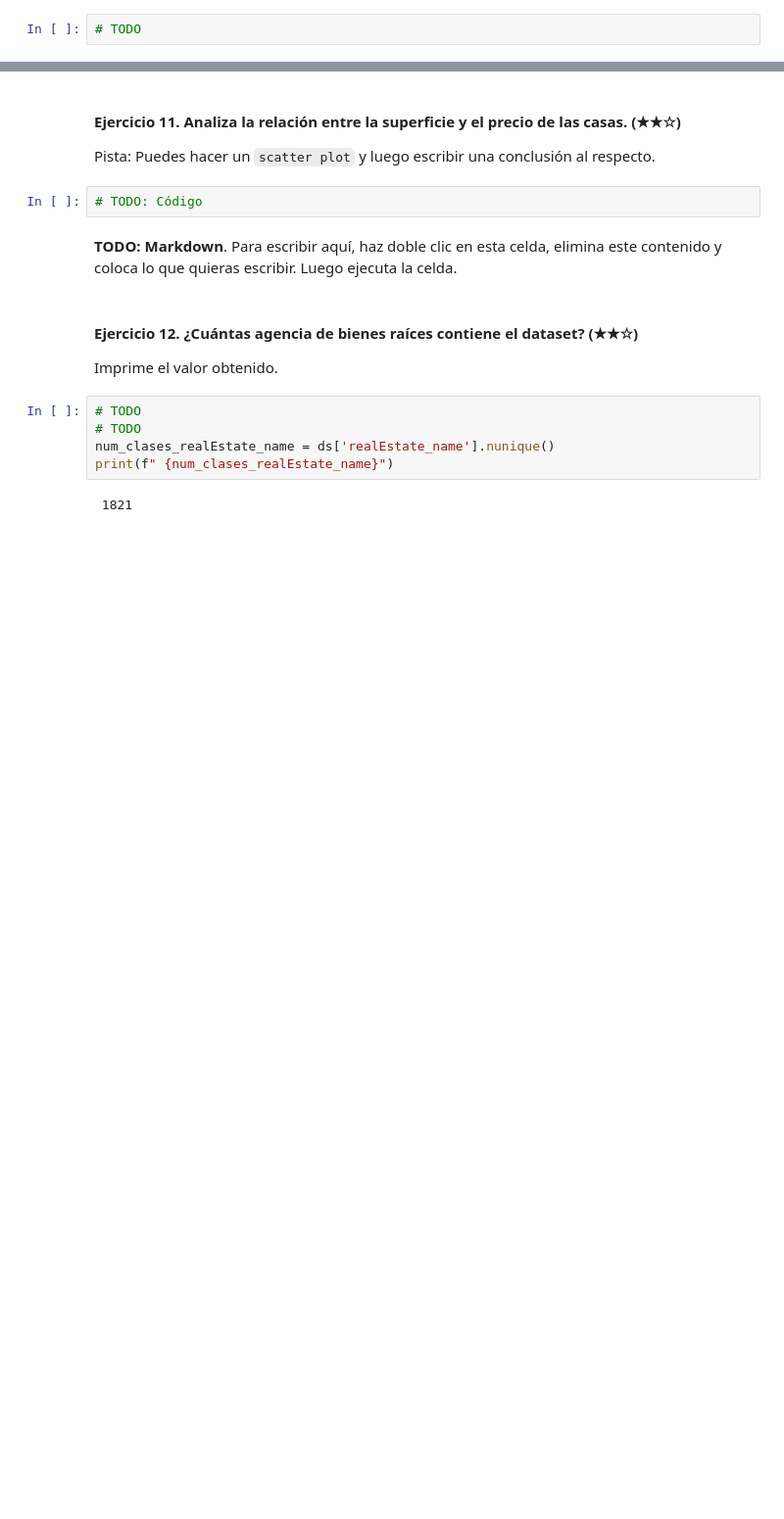
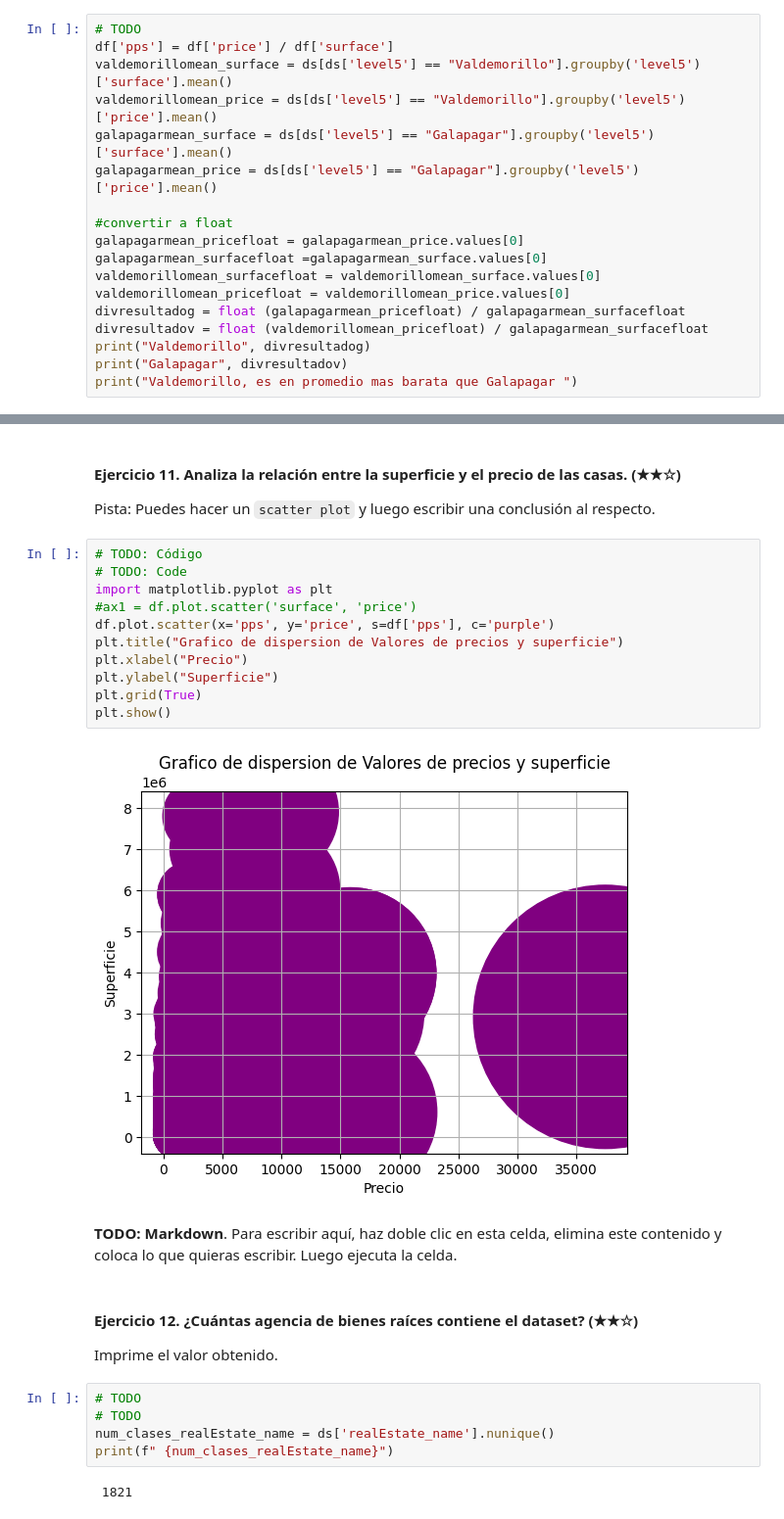
Before and after one commit to misadeep/realestate-datacleanup-exercise, a Jupyter notebook: project.es.ipynb, the cells around one changed output, grey strips where cells are left out. Shown at 98% size. Cells and saved outputs as stored; diff of their text form; blank space fills up the shorter version.

```diff
--- a/project.es.ipynb
+++ b/project.es.ipynb
@@ -452,3 +407,19 @@ Pista: Crea una nueva columna llamada `pps` (*price per square* o precio por met
 ¿A partir de surface?
 # %%
 # TODO
+df['pps'] = df['price'] / df['surface']
+valdemorillomean_surface = ds[ds['level5'] == "Valdemorillo"].groupby('level5')['surface'].mean()
+valdemorillomean_price = ds[ds['level5'] == "Valdemorillo"].groupby('level5')['price'].mean()
+galapagarmean_surface = ds[ds['level5'] == "Galapagar"].groupby('level5')['surface'].mean()
+galapagarmean_price = ds[ds['level5'] == "Galapagar"].groupby('level5')['price'].mean()
+
+#convertir a float
+galapagarmean_pricefloat = galapagarmean_price.values[0]
+galapagarmean_surfacefloat =galapagarmean_surface.values[0]
+valdemorillomean_surfacefloat = valdemorillomean_surface.values[0]
+valdemorillomean_pricefloat = valdemorillomean_price.values[0]
+divresultadog = float (galapagarmean_pricefloat) / galapagarmean_surfacefloat
+divresultadov = float (valdemorillomean_pricefloat) / galapagarmean_surfacefloat
+print("Valdemorillo", divresultadog)
+print("Galapagar", divresultadov)
+print("Valdemorillo, es en promedio mas barata que Galapagar ")
@@ -458,6 +433,17 @@ Pista: Crea una nueva columna llamada `pps` (*price per square* o precio por met
 Pista: Puedes hacer un `scatter plot` y luego escribir una conclusión al respecto.
 # %%
 # TODO: Código
+# TODO: Code
+import matplotlib.pyplot as plt
+#ax1 = df.plot.scatter('surface', 'price')
+df.plot.scatter(x='pps', y='price', s=df['pps'], c='purple')
+plt.title("Grafico de dispersion de Valores de precios y superficie")
+plt.xlabel("Precio")
+plt.ylabel("Superficie")
+plt.grid(True)
+plt.show()
+# %% [output]
+[figure, added]
 # %% [markdown]
 **TODO: Markdown**. Para escribir aquí, haz doble clic en esta celda, elimina este contenido y coloca lo que quieras escribir. Luego ejecuta la celda.
 # %% [markdown]
```
Also changed, not shown: parts of 11 cells of this notebook.
